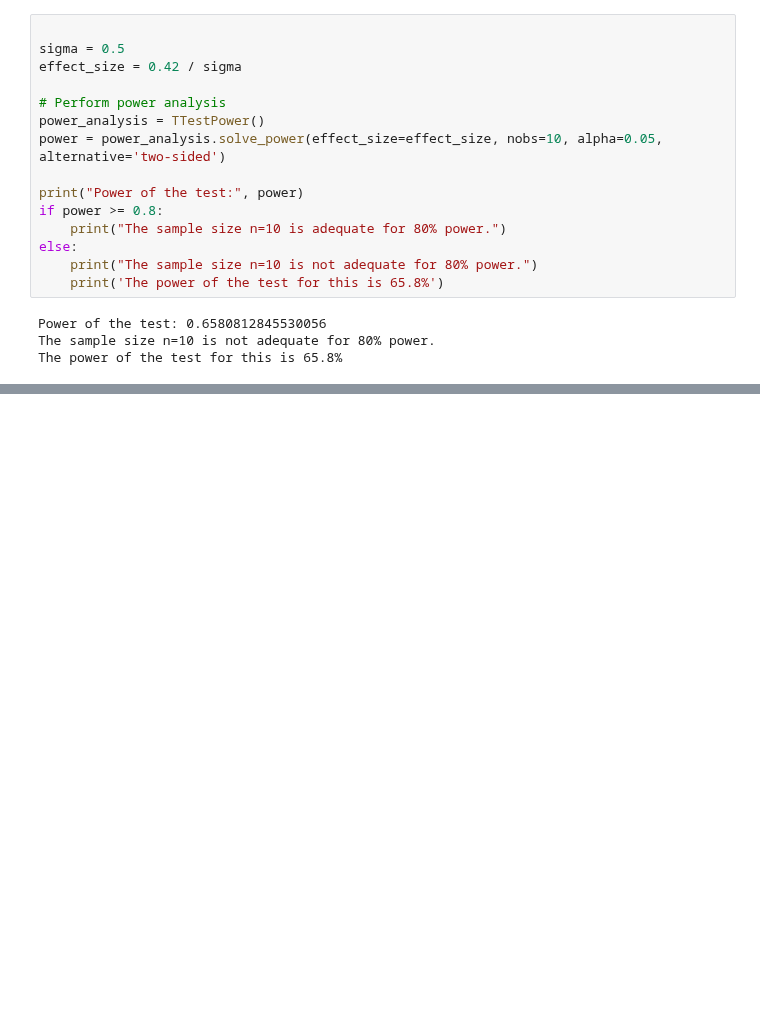
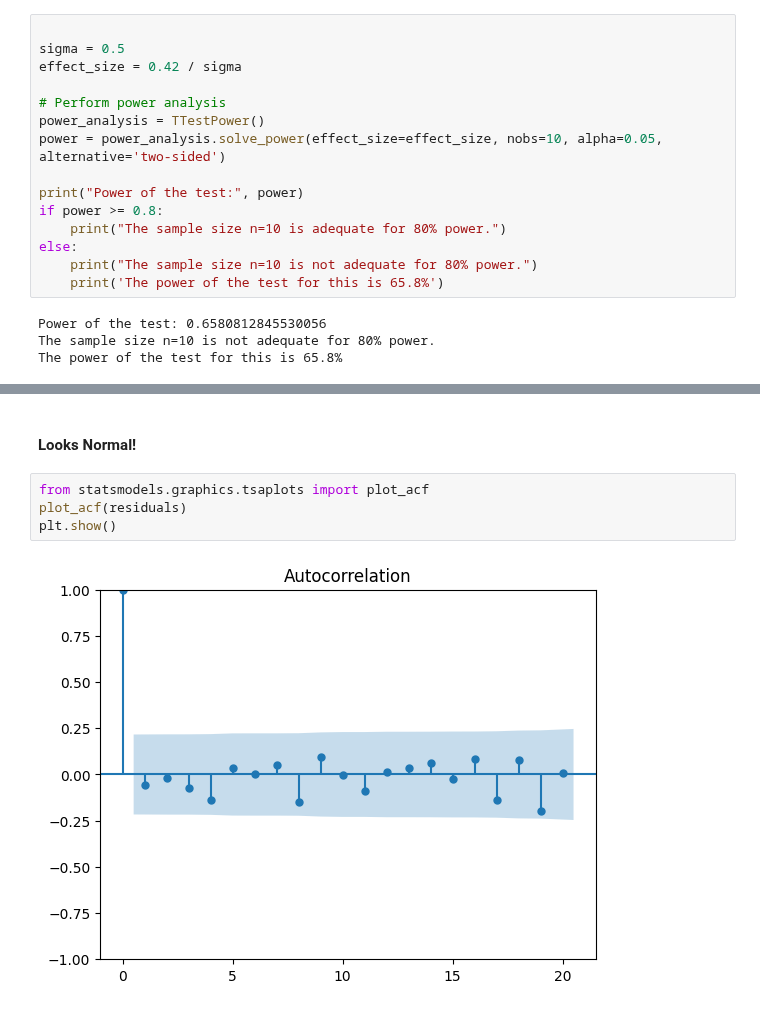
Before and after one commit to jtdocter27/Engineering-Probability---Statistics, a Jupyter notebook: final.ipynb, the cells around one changed output, grey strips where cells are left out. Cells and saved outputs as stored; diff of their text form; blank space fills up the shorter version.

```diff
--- a/final.ipynb
+++ b/final.ipynb
@@ -151,0 +293,8 @@ The power of the test for this is 65.8%
+# %% [markdown]
+#### Looks Normal!
+# %%
+from statsmodels.graphics.tsaplots import plot_acf
+plot_acf(residuals)
+plt.show()
+# %% [output]
+[figure, added]
```
Also changed, not shown: parts of 17 cells of this notebook, 2 other files.
